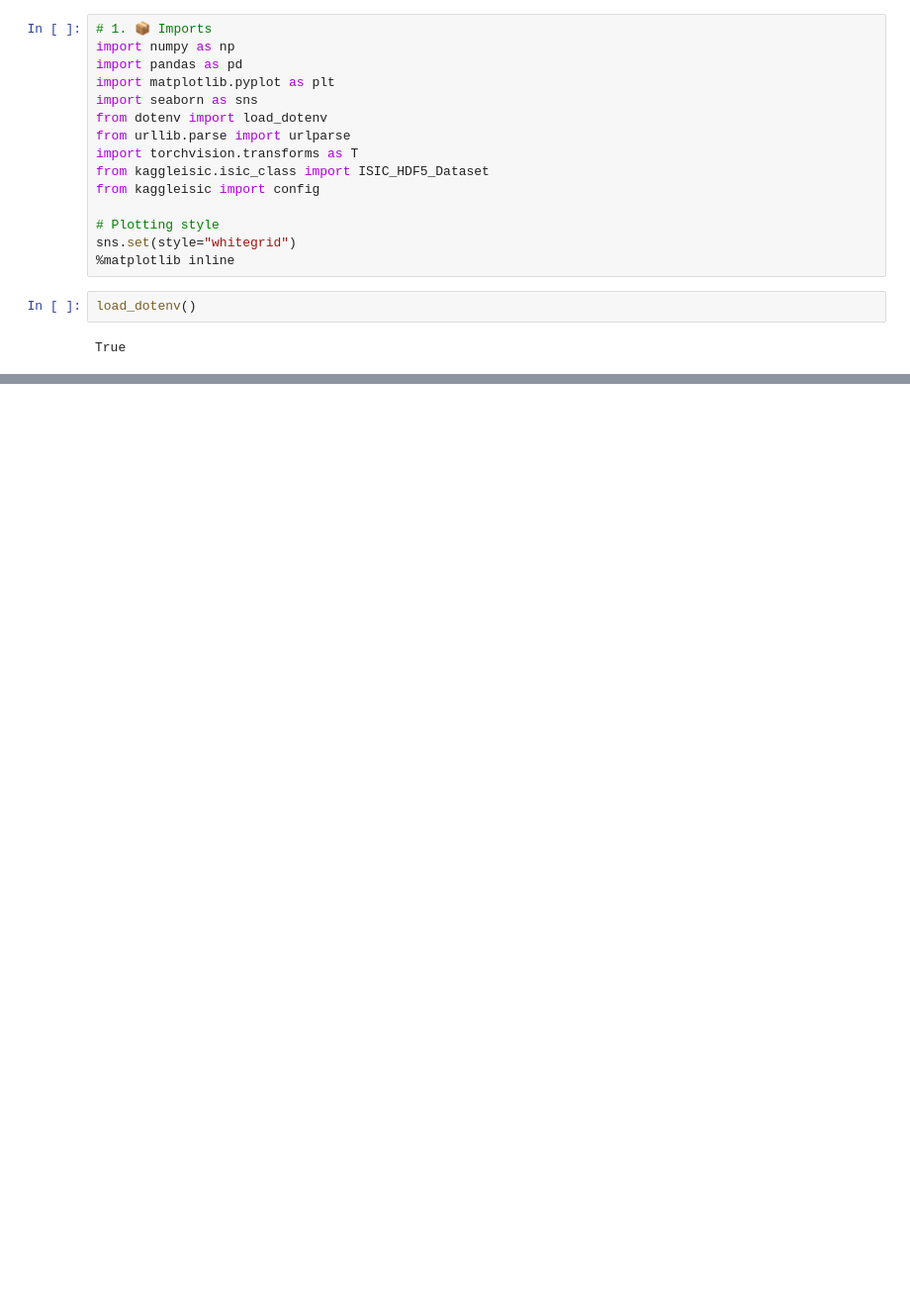
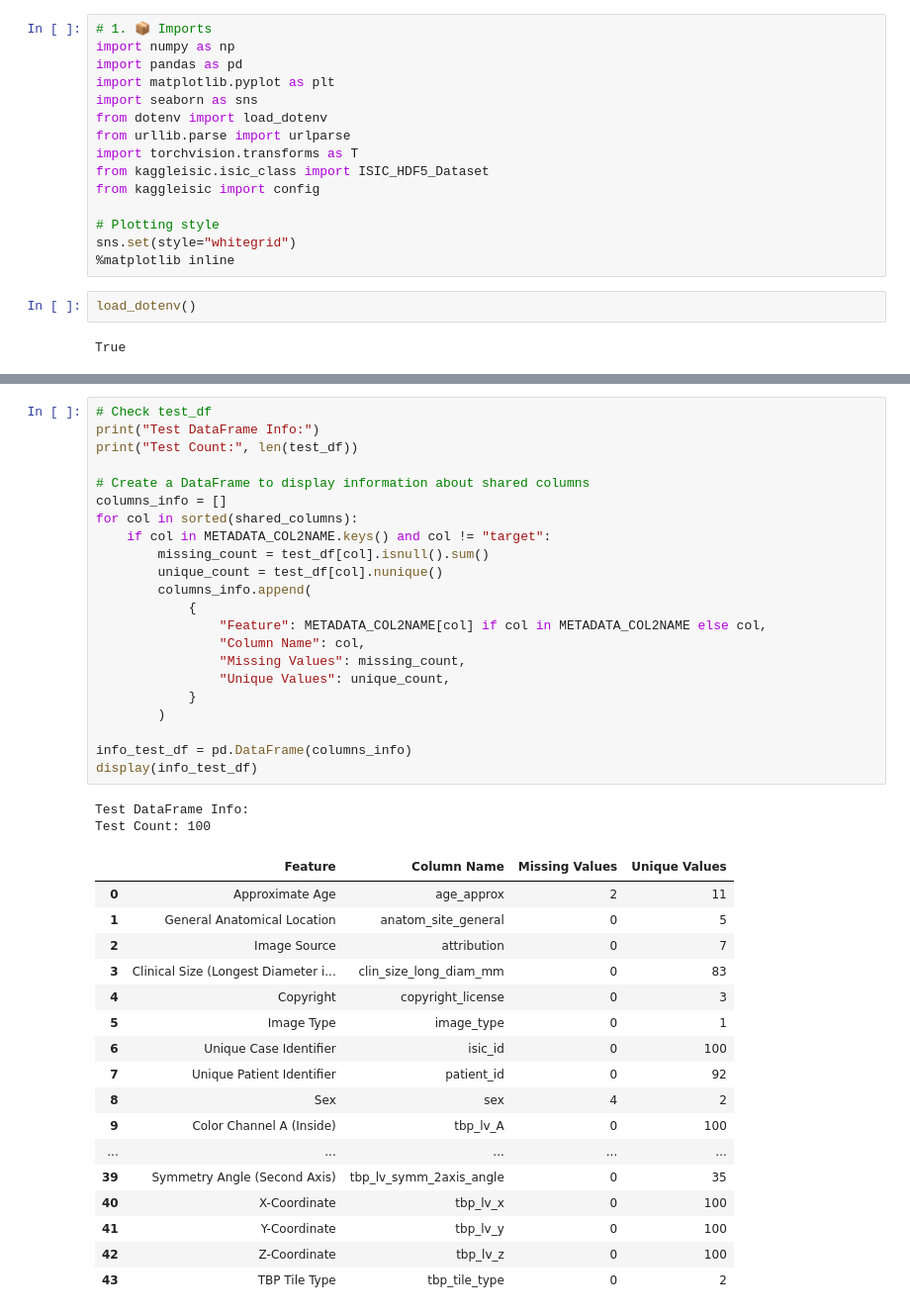
Before and after one commit to eduardferre/KaggleISIC, a Jupyter notebook: notebooks/0.0_eda_full.ipynb, the cells around one changed output, grey strips where cells are left out. Shown at 99% size. Saved outputs shown, nothing was run; the diff lists cells and outputs as text; blank space fills up the shorter version.

```diff
--- a/notebooks/0.0_eda_full.ipynb
+++ b/notebooks/0.0_eda_full.ipynb
@@ -195,0 +317,42 @@ show_samples_by_class(train_df, eda_dataset, label_col='target', n=5)
+# %%
+# Check test_df
+print("Test DataFrame Info:")
+print("Test Count:", len(test_df))
+
+# Create a DataFrame to display information about shared columns
+columns_info = []
+for col in sorted(shared_columns):
+    if col in METADATA_COL2NAME.keys() and col != "target":
+        missing_count = test_df[col].isnull().sum()
+        unique_count = test_df[col].nunique()
+        columns_info.append(
+            {
+                "Feature": METADATA_COL2NAME[col] if col in METADATA_COL2NAME else col,
+                "Column Name": col,
+                "Missing Values": missing_count,
+                "Unique Values": unique_count,
+            }
+        )
+
+info_test_df = pd.DataFrame(columns_info)
+display(info_test_df)
+# %% [output]
+Test DataFrame Info:
+Test Count: 100
+|  | Feature | Column Name | Missing Values | Unique Values |
+| 0 | Approximate Age | age_approx | 2 | 11 |
+| 1 | General Anatomical Location | anatom_site_general | 0 | 5 |
+| 2 | Image Source | attribution | 0 | 7 |
+| 3 | Clinical Size (Longest Diameter i... | clin_size_long_diam_mm | 0 | 83 |
+| 4 | Copyright | copyright_license | 0 | 3 |
+| 5 | Image Type | image_type | 0 | 1 |
+| 6 | Unique Case Identifier | isic_id | 0 | 100 |
+| 7 | Unique Patient Identifier | patient_id | 0 | 92 |
+| 8 | Sex | sex | 4 | 2 |
+| 9 | Color Channel A (Inside) | tbp_lv_A | 0 | 100 |
+| ... | ... | ... | ... | ... |
+| 39 | Symmetry Angle (Second Axis) | tbp_lv_symm_2axis_angle | 0 | 35 |
+| 40 | X-Coordinate | tbp_lv_x | 0 | 100 |
+| 41 | Y-Coordinate | tbp_lv_y | 0 | 100 |
+| 42 | Z-Coordinate | tbp_lv_z | 0 | 100 |
+| 43 | TBP Tile Type | tbp_tile_type | 0 | 2 |
```
Also changed, not shown: parts of 24 cells of this notebook, 6 other files.
